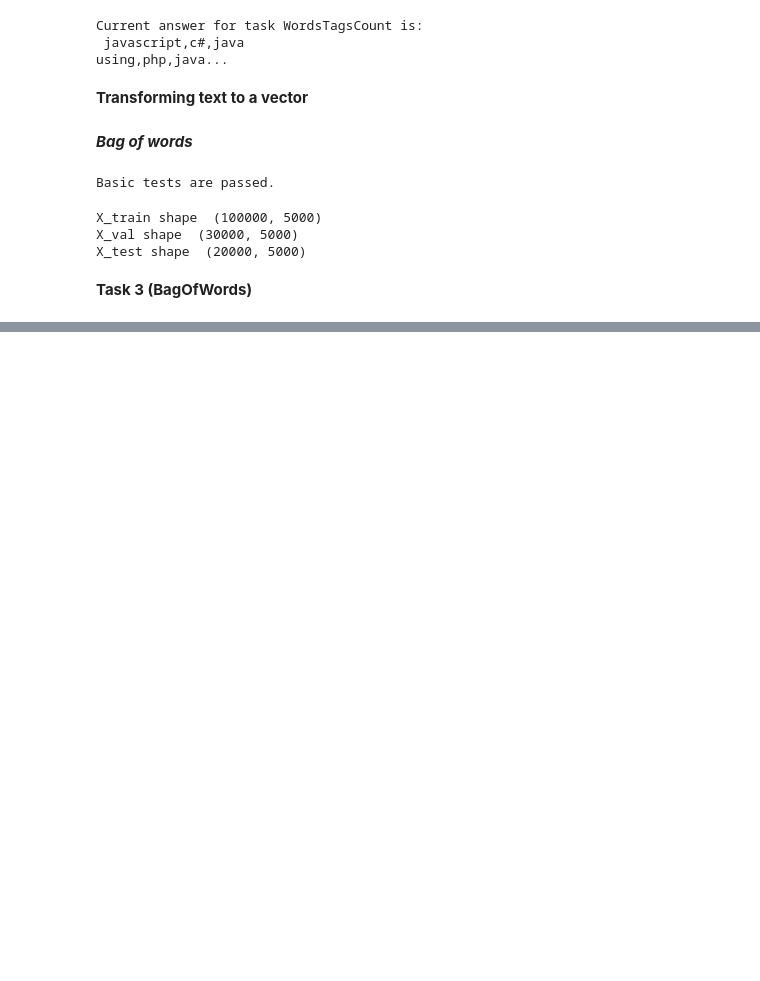
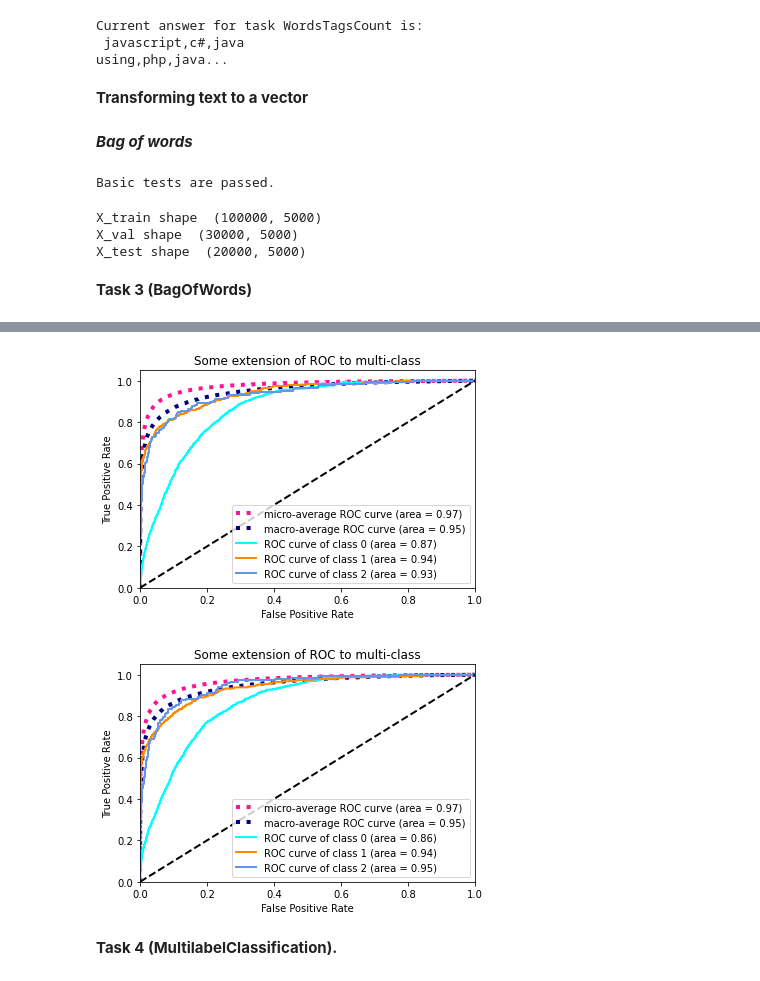
Before and after one commit to mohsenfayyaz/NLP_Assignments, a Jupyter notebook: Week1_Predict_tags_on_StackOverflow_with_linear_models.ipynb, the cells around one changed output, grey strips where cells are left out. Cells and saved outputs as stored; diff of their text form; code cells hidden in the pictures; blank space fills up the shorter version.

```diff
--- a/Week1_Predict_tags_on_StackOverflow_with_linear_models.ipynb
+++ b/Week1_Predict_tags_on_StackOverflow_with_linear_models.ipynb
@@ -226,0 +284,24 @@ X_test shape  (20000, 5000)
+# %%
+def train_classifier(X_train, y_train):
+    """
+      X_train, y_train — training data
+
+      return: trained classifier
+    """
+
+    # Create and fit LogisticRegression wraped into OneVsRestClassifier.
+    ######################################
+    ######### YOUR CODE HERE #############
+    ######################################
+    clf = OneVsRestClassifier(LogisticRegression(max_iter=500, penalty="l2", C=1.0)).fit(X_train, y_train)  # C: smaller values specify stronger regularization.
+    return clf
+# %%
+classifier_mybag = train_classifier(X_train_mybag, y_train)
+# %%
+classifier_tfidf = train_classifier(X_train_tfidf, y_train)
+# %%
+y_val_predicted_labels_mybag = classifier_mybag.predict(X_val_mybag)
+y_val_predicted_scores_mybag = classifier_mybag.decision_function(X_val_mybag)
+
+y_val_predicted_labels_tfidf = classifier_tfidf.predict(X_val_tfidf)
+y_val_predicted_scores_tfidf = classifier_tfidf.decision_function(X_val_tfidf)
@@ -226,0 +376,12 @@ X_test shape  (20000, 5000)
+# %%
+from metrics import roc_auc
+%matplotlib inline
+n_classes = len(tags_counts)
+roc_auc(y_val, y_val_predicted_scores_mybag, n_classes)
+n_classes = len(tags_counts)
+roc_auc(y_val, y_val_predicted_scores_tfidf, n_classes)
+# %% [output]
+[figure, added]
+[figure, added]
+# %% [markdown]
+**Task 4 (MultilabelClassification).**
```
Also changed, not shown: parts of 31 cells of this notebook.
